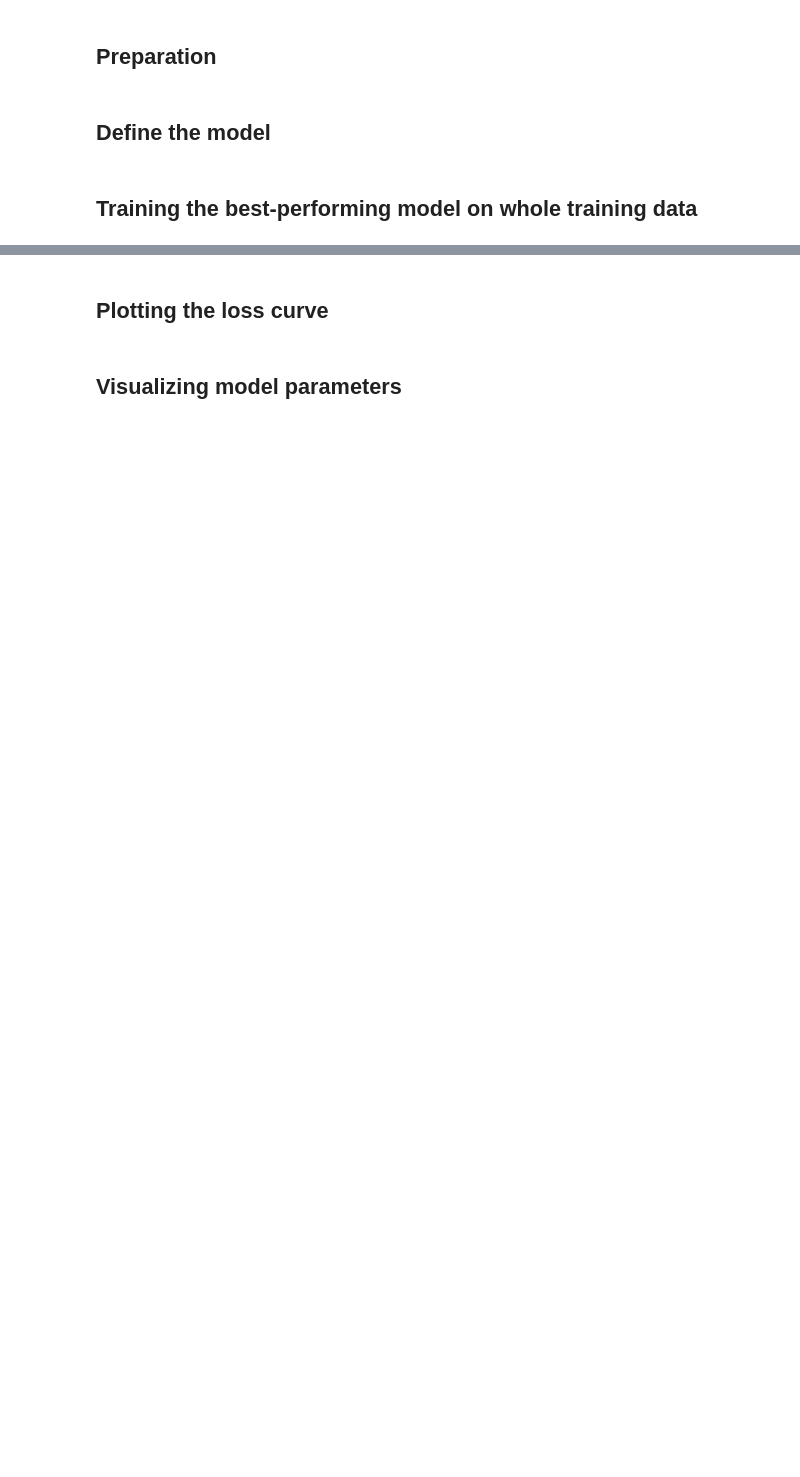
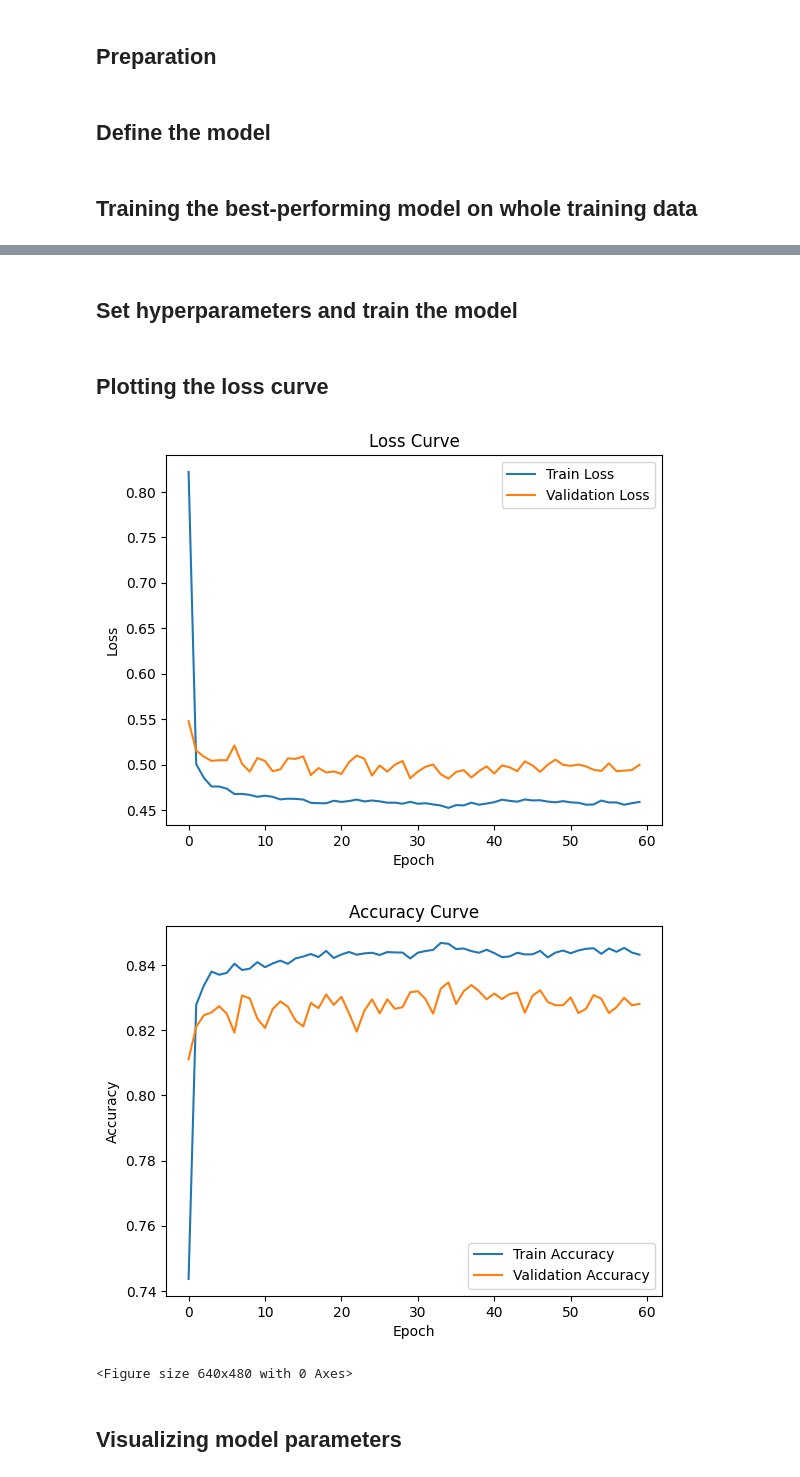
Before and after one commit to mmaaaff/DATA130051-Lab1-Fashion-MNIST-NNFromScratch, a Jupyter notebook: train.ipynb, the cells around one changed output, grey strips where cells are left out. Saved outputs shown, nothing was run; the diff lists cells and outputs as text; code cells hidden in the pictures; blank space fills up the shorter version.

```diff
--- a/train.ipynb
+++ b/train.ipynb
@@ -69,28 +69,59 @@ Train loss: 0.39  Val loss: 0.42  Train acc: 0.862  Val acc: 0.849
+# %% [markdown]
+## Set hyperparameters and train the model
 # %%
+# Hyperparameters below can be changed, while current values may be the best ones
 continue_if_exists = True
 num_epochs = 30
 lambda_L2 = 0.0
-model = MLP3(hidden_size1=100, hidden_size2=10, activation='tanh')
+hidden_size1 = 100
+hidden_size2 = 10
+lr = 0.01
+activ_func = 'tanh'
+model = MLP3(hidden_size1, hidden_size2, activation=activ_func)
+model_name = 'MLP3_({},{})_{}_L2-{}_lr-{}'.format(hidden_size1, hidden_size2, activ_func, lambda_L2, lr)
 model.train()
 criterion = nn.CrossEntropyLoss()
-optimizer = optim.Adam(model.params, lr=0.01, decay_rate=0.3)  # lr decays much faster than the first train
+optimizer = optim.Adam(model.params, lr=lr, decay_rate=0.3)
 train_loss, val_loss, train_acc, val_acc, continued_train = MyDL.train(model, criterion, optimizer, train_data, test_data, num_epochs=num_epochs, batch_size=256, lambda_L2=lambda_L2, path='final_model_params', continue_if_exists=continue_if_exists)
-MyDL.save_loss(train_loss, val_loss, train_acc, val_acc, best_model_name, continued_train, path='final_results')
+if not (not continue_if_exists and continued_train):
+    MyDL.save_loss(train_loss, val_loss, train_acc, val_acc, best_model_name, continued_train, path='final_results')
 # %% [markdown]
 ## Plotting the loss curve
 # %%
 import os
 import matplotlib.pyplot as plt
+
+best_model_name = 'MLP3_(100,10)_tanh_L2-0.001_lr-0.01'
+
+with np.load(os.path.join('final_results', f'{best_model_name}.npz')) as result:
+    train_loss = result['train_loss']
+    val_loss = result['val_loss']
+    train_acc = result['train_acc']
+    val_acc = result['val_acc']
 
 # Plotting the loss curve
 plt.plot(train_loss, label='Train Loss')
 plt.plot(val_loss, label='Validation Loss')
 plt.xlabel('Epoch')
 plt.ylabel('Loss')
 plt.title('Loss Curve')
 plt.legend()
 plt.show()
 plt.savefig('final_results/loss_curve.png')
+
+# Plotting the accuracy curve
+plt.plot(train_acc, label='Train Accuracy')
+plt.plot(val_acc, label='Validation Accuracy')
+plt.xlabel('Epoch')
+plt.ylabel('Accuracy')
+plt.title('Accuracy Curve')
+plt.legend()
+plt.show()
+plt.savefig('final_results/accuracy_curve.png')
+# %% [output]
+[figure, added]
+[figure, added]
+<Figure size 640x480 with 0 Axes>
 # %% [markdown]
 ## Visualizing model parameters
 # %%
```
Also changed, not shown: parts of 3 cells of this notebook, 5 other files.
